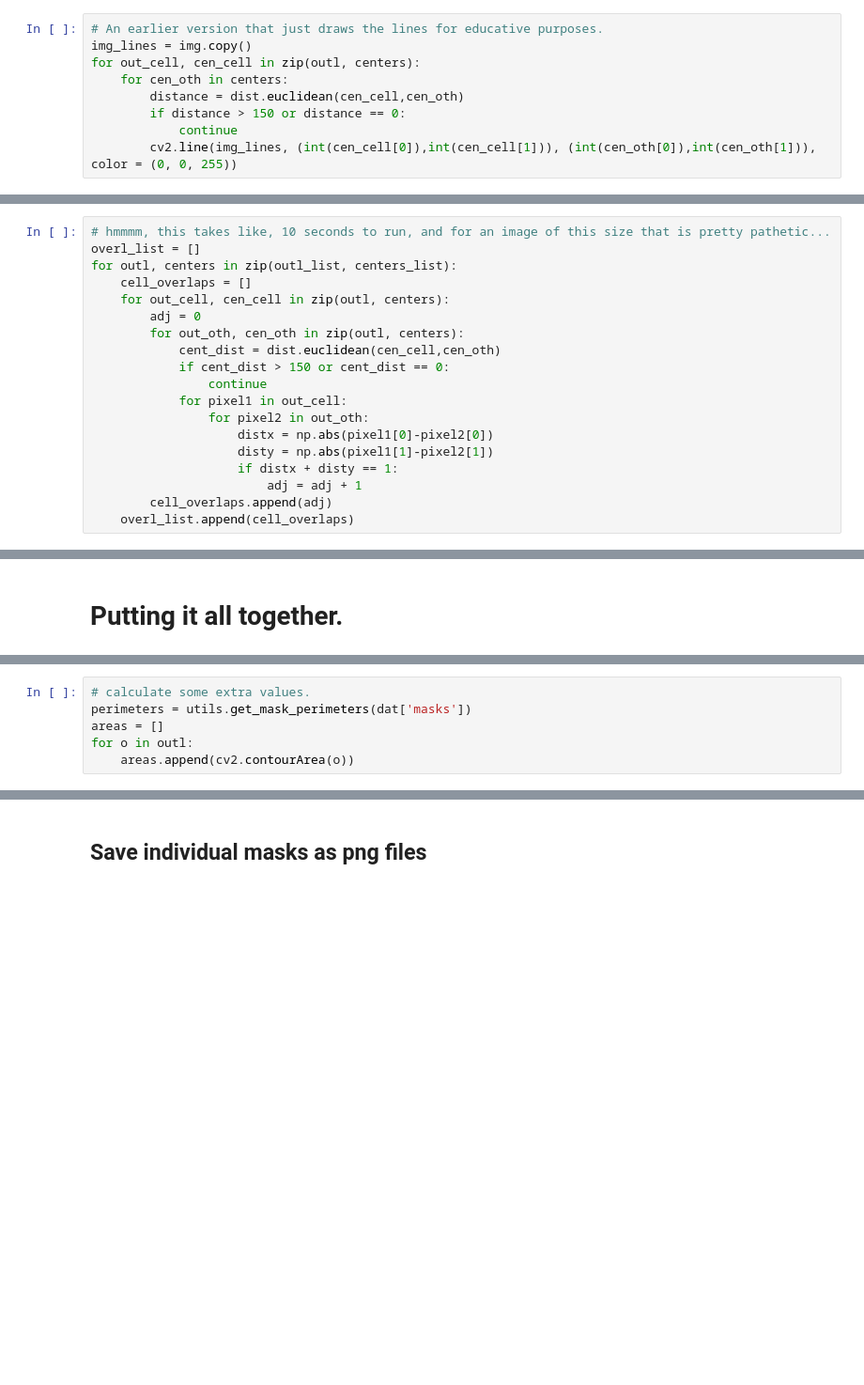
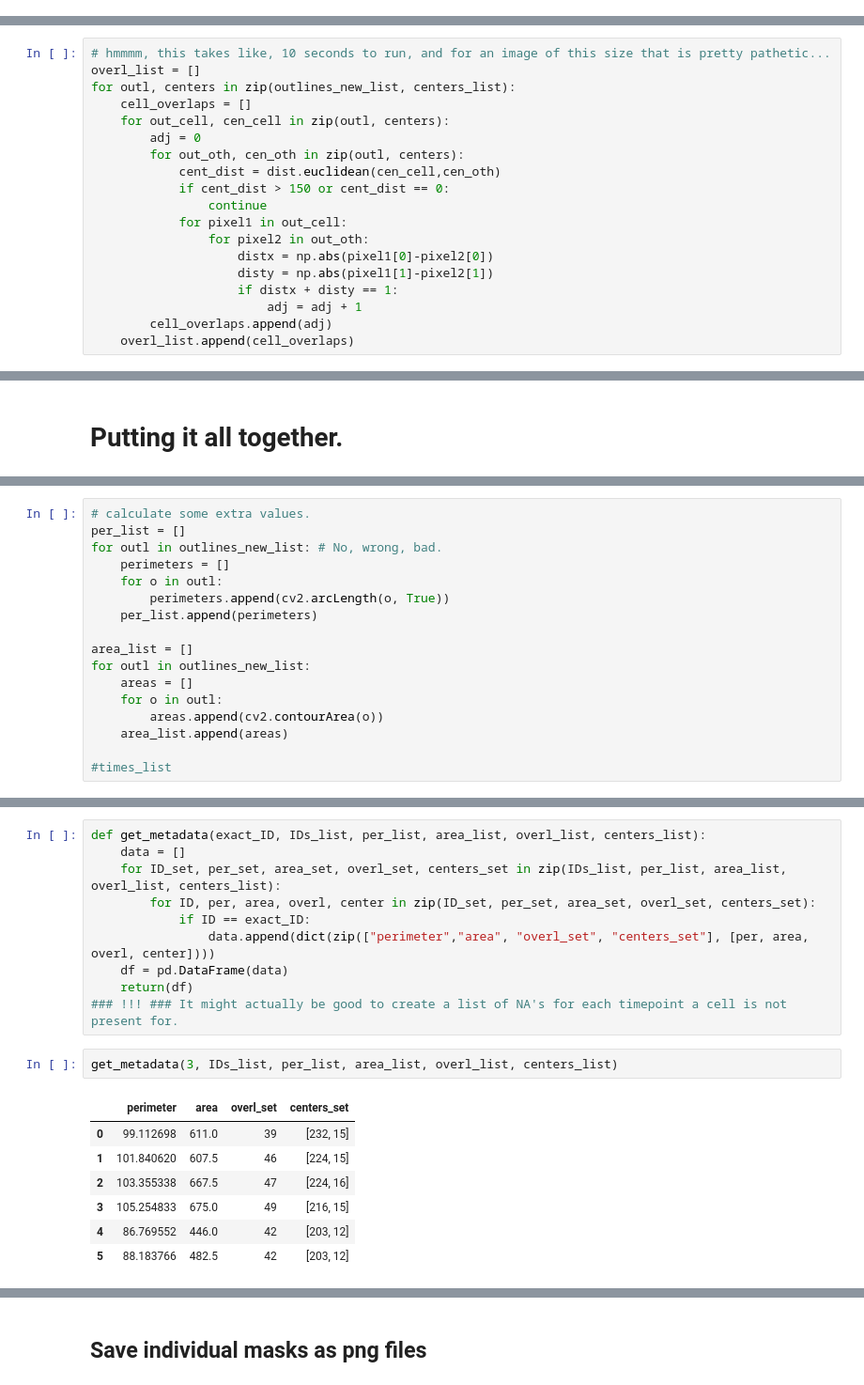
Before and after one commit to Raif-fl/AFM_Automation_code, a Jupyter notebook: Collect_metadata.ipynb, the cells around one changed output, grey strips where cells are left out. Shown at 94% size. Drawn from its saved outputs; the diff is of its cells as text; blank space fills up the shorter version.

```diff
--- a/Collect_metadata.ipynb
+++ b/Collect_metadata.ipynb
@@ -94,9 +112,0 @@ plt.imshow(box_img_list[7])
-# %%
-# An earlier version that just draws the lines for educative purposes.
-img_lines = img.copy()
-for out_cell, cen_cell in zip(outl, centers):
-    for cen_oth in centers:
-        distance = dist.euclidean(cen_cell,cen_oth)
-        if distance > 150 or distance == 0:
-            continue
-        cv2.line(img_lines, (int(cen_cell[0]),int(cen_cell[1])), (int(cen_oth[0]),int(cen_oth[1])), color = (0, 0, 255))
@@ -108,7 +113,7 @@ plt.imshow(img_lines)
 # %%
 # hmmmm, this takes like, 10 seconds to run, and for an image of this size that is pretty pathetic...
 overl_list = []
-for outl, centers in zip(outl_list, centers_list):
+for outl, centers in zip(outlines_new_list, centers_list):
     cell_overlaps = []
     for out_cell, cen_cell in zip(outl, centers):
         adj = 0
@@ -141,6 +138,17 @@ I want to start creating a table where, for each cell, we have the perimeter, th
 # %%
 # calculate some extra values.
-perimeters = utils.get_mask_perimeters(dat['masks'])
-areas = []
-for o in outl:
-    areas.append(cv2.contourArea(o))
+per_list = []
+for outl in outlines_new_list: # No, wrong, bad.
+    perimeters = []
+    for o in outl:
+        perimeters.append(cv2.arcLength(o, True))
+    per_list.append(perimeters)
+
+area_list = []
+for outl in outlines_new_list:
+    areas = []
+    for o in outl:
+        areas.append(cv2.contourArea(o))
+    area_list.append(areas)
+
+#times_list
@@ -169,0 +161,20 @@ print(areas)
+# %%
+def get_metadata(exact_ID, IDs_list, per_list, area_list, overl_list, centers_list):
+    data = []
+    for ID_set, per_set, area_set, overl_set, centers_set in zip(IDs_list, per_list, area_list, overl_list, centers_list):
+        for ID, per, area, overl, center in zip(ID_set, per_set, area_set, overl_set, centers_set):
+            if ID == exact_ID:
+                data.append(dict(zip(["perimeter","area", "overl_set", "centers_set"], [per, area, overl, center])))
+    df = pd.DataFrame(data)
+    return(df)
+### !!! ### It might actually be good to create a list of NA's for each timepoint a cell is not present for.
+# %%
+get_metadata(3, IDs_list, per_list, area_list, overl_list, centers_list)
+# %% [output]
+|  | perimeter | area | overl_set | centers_set |
+| 0 | 99.112698 | 611.0 | 39 | [232, 15] |
+| 1 | 101.840620 | 607.5 | 46 | [224, 15] |
+| 2 | 103.355338 | 667.5 | 47 | [224, 16] |
+| 3 | 105.254833 | 675.0 | 49 | [216, 15] |
+| 4 | 86.769552 | 446.0 | 42 | [203, 12] |
+| 5 | 88.183766 | 482.5 | 42 | [203, 12] |
```
Also changed, not shown: parts of 29 cells of this notebook, 23 other files.
